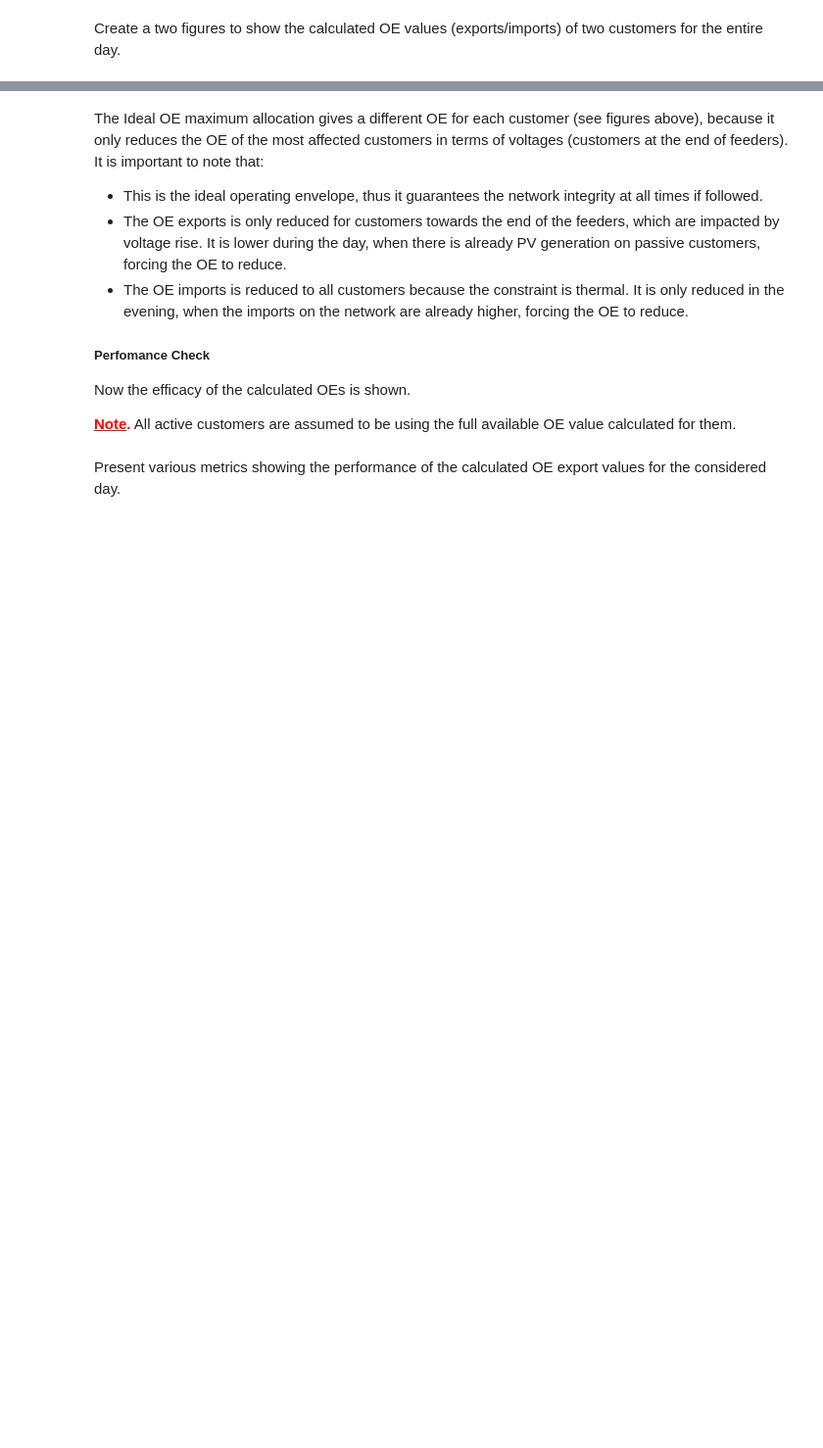
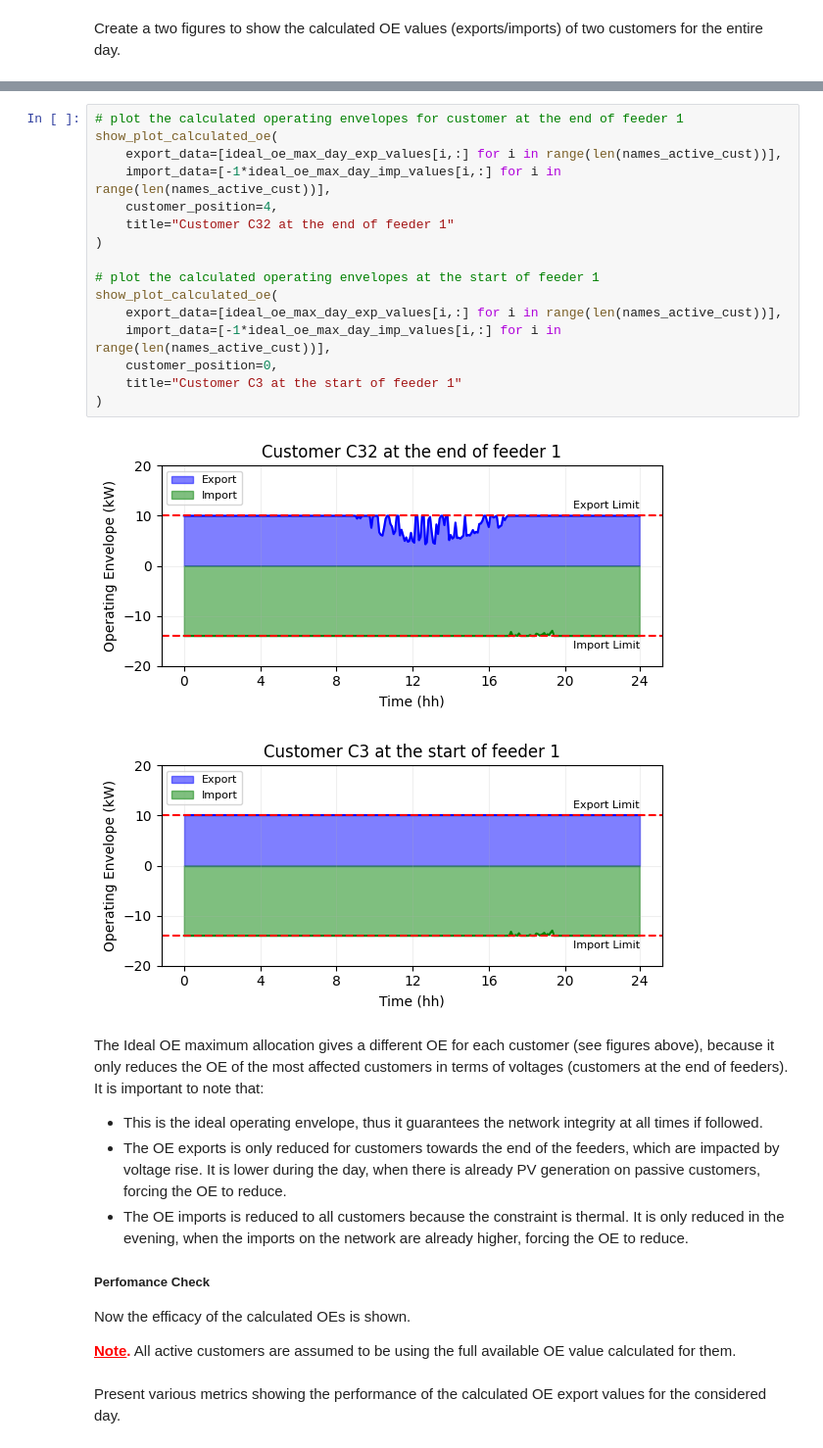
Before and after one commit to Team-Nando/OE1-Ideal, a Jupyter notebook: OE1-Ideal.ipynb, the cells around one changed output, grey strips where cells are left out. Shown at 98% size. Cells and saved outputs as stored; diff of their text form; blank space fills up the shorter version.

```diff
--- a/OE1-Ideal.ipynb
+++ b/OE1-Ideal.ipynb
@@ -1205,3 +1026,22 @@ plt.show()
+# %%
+# plot the calculated operating envelopes for customer at the end of feeder 1
+show_plot_calculated_oe(
+    export_data=[ideal_oe_max_day_exp_values[i,:] for i in range(len(names_active_cust))],
+    import_data=[-1*ideal_oe_max_day_imp_values[i,:] for i in range(len(names_active_cust))],
+    customer_position=4,
+    title="Customer C32 at the end of feeder 1"
+)
+
+# plot the calculated operating envelopes at the start of feeder 1
+show_plot_calculated_oe(
+    export_data=[ideal_oe_max_day_exp_values[i,:] for i in range(len(names_active_cust))],
+    import_data=[-1*ideal_oe_max_day_imp_values[i,:] for i in range(len(names_active_cust))],
+    customer_position=0,
+    title="Customer C3 at the start of feeder 1"
+)
+# %% [output]
+[figure, added]
+[figure, added]
 # %% [markdown]
 The Ideal OE maximum allocation gives a different OE for each customer (see figures above), because it only reduces the OE of the most affected customers in terms of voltages (customers at the end of feeders). It is important to note that:
 - This is the ideal operating envelope, thus it guarantees the network integrity at all times if followed.
```
Also changed, not shown: parts of 69 cells of this notebook, 1 other file.
